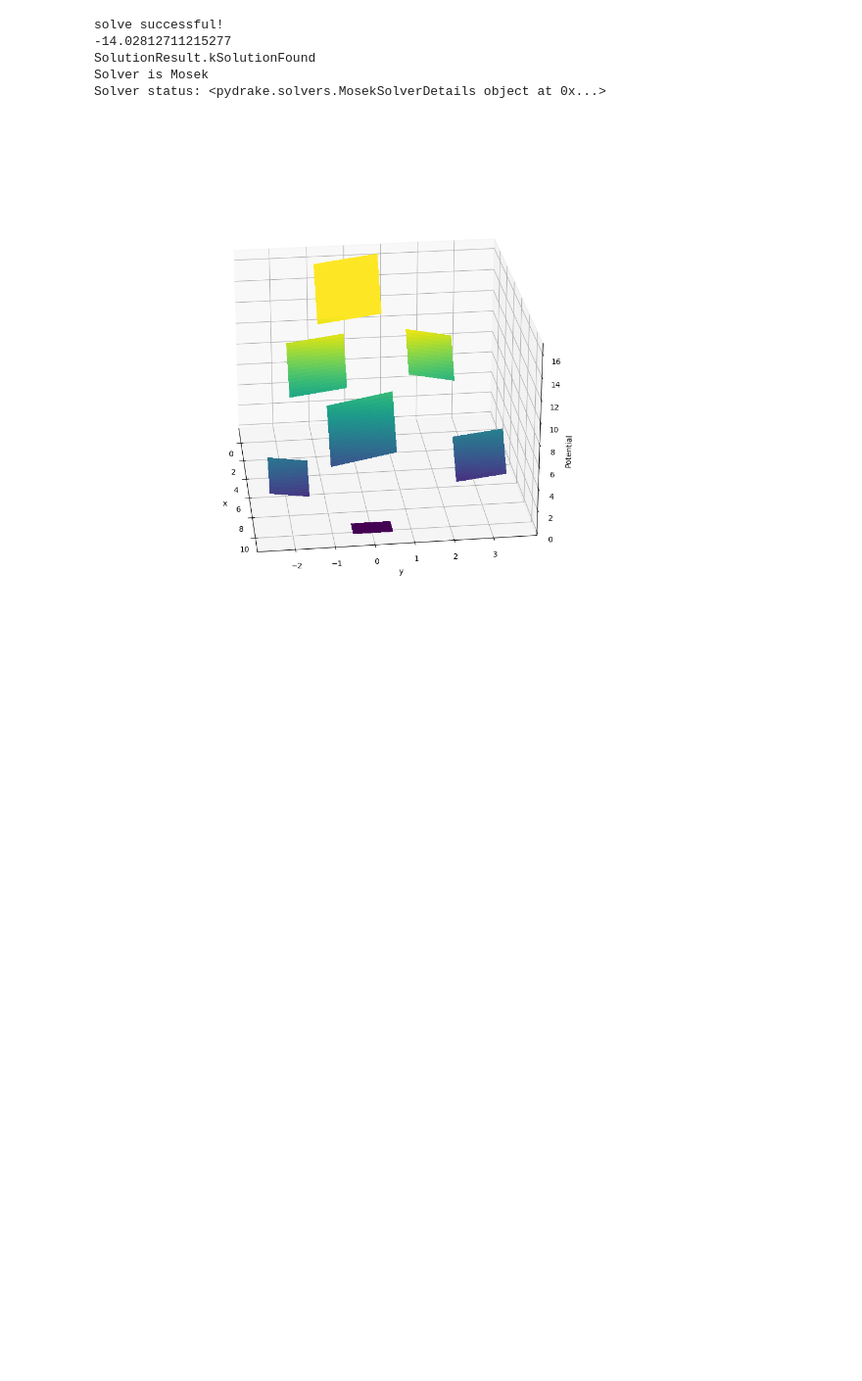
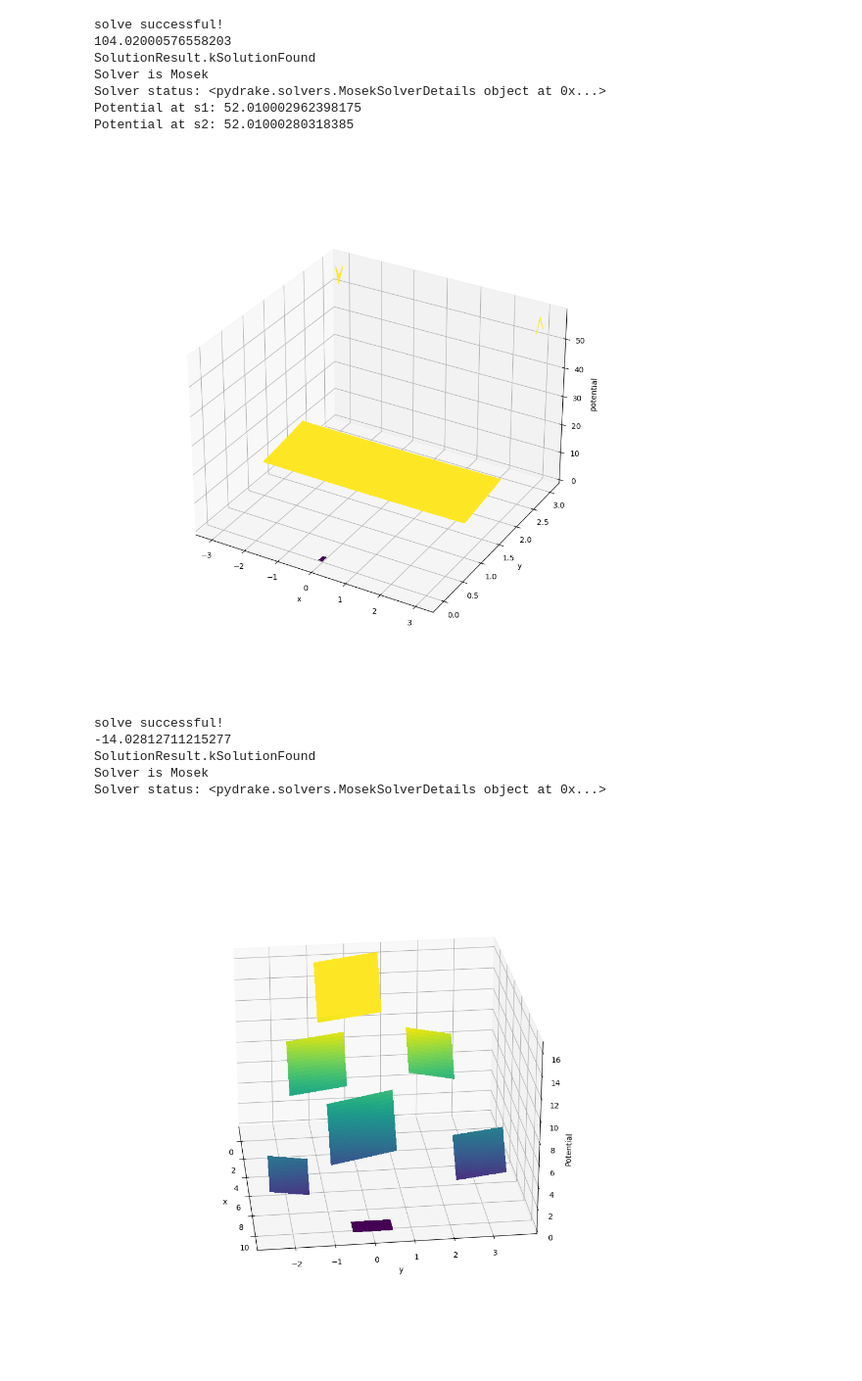
Before and after one commit to iamsavva/gcs-pw-poly, a Jupyter notebook: notebooks_bin/dual_test.ipynb, the cells around one changed output. Shown at 98% size. Drawn from its saved outputs; the diff is of its cells as text; code cells hidden in the pictures; blank space fills up the shorter version.

```diff
--- a/notebooks_bin/dual_test.ipynb
+++ b/notebooks_bin/dual_test.ipynb
@@ -193,3 +208,69 @@ class Edge:
+# %%
+pot_degree = 2
+multiplier_deg = 2
+eps = 0.001
+
+prog = MathematicalProgram()
+
+vertices = []
+vt = Vertex("t", prog, -eps, eps, -eps, eps, pot_degree, multiplier_deg, make_target = True)
+v1 = Vertex("1", prog, -3,3, 1,2, pot_degree, multiplier_deg)
+s1 = Vertex("s1", prog, -3-eps,-3+eps, 3-eps,3+eps, pot_degree, multiplier_deg)
+s2 = Vertex("s2", prog, 3-eps,3+eps, 3-eps,3+eps, pot_degree, multiplier_deg)
+
+vertices = [vt, v1, s1, s2]
+# vertices = [vt, v1]
+
+e2 = Edge(s2, v1, prog, multiplier_deg)
+e1 = Edge(s1, v1, prog, multiplier_deg)
+e0 = Edge(v1, vt, prog, multiplier_deg)
+
+# potential is zero at target point
+prog.AddEqualityConstraintBetweenPolynomials(vt.evaluate_partial_potential_at_point(0,0), Polynomial(0) )
+
+# prog.AddEqualityConstraintBetweenPolynomials(s1.evaluate_partial_potential_at_point(-3,3), Polynomial(8.8) )
+
+# maximize potential at start point
+cost = s1.cost_at_center() + s2.cost_at_center()
+# cost = v1.cost_of_integral()
+# cost = v1.cost_at_point(3,2)
+# cost = s1.cost_of_integral() + s2.cost_of_integral()
+prog.AddLinearCost( cost )
+
+solution = Solve(prog)
+
+diditwork(solution)
+
+assert solution.is_success()
+print("Potential at s1:", s1.cost_at_center(solution))
+print("Potential at s2:", s2.cost_at_center(solution))
+
+
+
+fig, ax = plt.subplots(subplot_kw={"projection": "3d"})
+fig.set_figheight(10)
+fig.set_figwidth(10)
+ax.set_xlabel("x")
+ax.set_ylabel("y")
+ax.set_zlabel("potential")
+# ax.view_init(elev=90, azim=-90)
+
+for v in vertices:
+    max_cutoff = None
+    if v.name == "t":
+        max_cutoff = 0
+    v.make_a_surface(solution, ax, max_pot = max_cutoff, vmin=0, vmax=6)
+
+plt.show()
+# %% [output]
+solve successful!
+104.02000576558203
+SolutionResult.kSolutionFound
+Solver is Mosek
+Solver status: <pydrake.solvers.MosekSolverDetails object at 0x...>
+Potential at s1: 52.010002962398175
+Potential at s2: 52.01000280318385
+[figure, added]
 # %%
 pot_degree = 1
 multiplier_deg = 2
```
Also changed, not shown: parts of 1 cell of this notebook.
